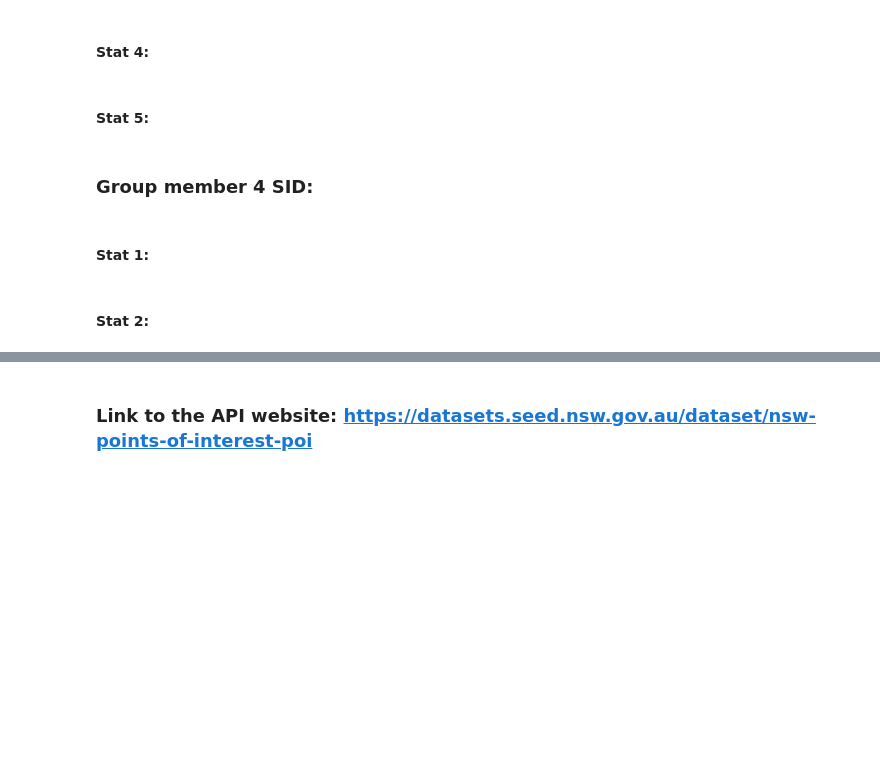
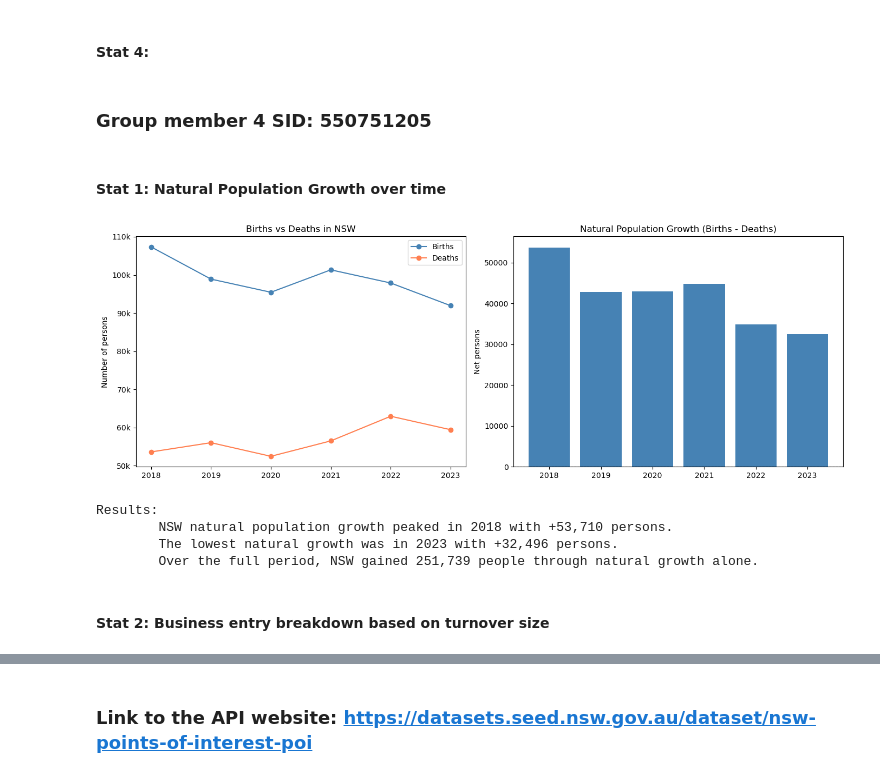
Before and after one commit to Rven66/DATA2001-Assignment_1, a Jupyter notebook: DATA2001-Assignment_1.ipynb, the cells around one changed output, grey strips where cells are left out. Drawn from its saved outputs; the diff is of its cells as text; code cells hidden in the pictures; blank space fills up the shorter version.

Commit message:
5 stats - Arnav

```diff
--- a/DATA2001-Assignment_1.ipynb
+++ b/DATA2001-Assignment_1.ipynb
@@ -536,5 +536,3 @@ plt.show()
 #### Stat 3:
 # %% [markdown]
 #### Stat 4:
-# %% [markdown]
-#### Stat 5:
@@ -541,6 +541,58 @@ plt.show()
 # %% [markdown]
-### Group member 4 SID:
+### Group member 4 SID: 550751205
 # %% [markdown]
-#### Stat 1:
+#### Stat 1: Natural Population Growth over time
+# %%
+# Stat 1: Natural Population Growth over time
+
+births = region_long_clean[region_long_clean['Measure Code'] == 'BD_2'].copy()
+deaths = region_long_clean[region_long_clean['Measure Code'] == 'BD_4'].copy()
+
+for d in [births, deaths]:
+    d['Year'] = pd.to_numeric(d['Year'], errors='coerce')
+
+births = births.sort_values('Year')
+deaths = deaths.sort_values('Year')
+
+common_years = sorted(set(births['Year']).intersection(set(deaths['Year'])))
+births = births[births['Year'].isin(common_years)]
+deaths = deaths[deaths['Year'].isin(common_years)]
+
+natural_growth = births['Value'].values - deaths['Value'].values
+colors = ['steelblue' if x >= 0 else 'coral' for x in natural_growth]
+
+fig, axes = plt.subplots(1, 2, figsize=(14, 5))
+
+axes[0].plot(births['Year'], births['Value'], marker='o', color='steelblue', label='Births')
+axes[0].plot(deaths['Year'], deaths['Value'], marker='o', color='coral', label='Deaths')
+axes[0].set_title('Births vs Deaths in NSW')
+axes[0].set_ylabel('Number of persons')
+axes[0].yaxis.set_major_formatter(mticker.FuncFormatter(lambda x, _: f'{x/1e3:.0f}k'))
+axes[0].xaxis.set_major_locator(mticker.MaxNLocator(integer=True))
+axes[0].legend()
+
+axes[1].bar(common_years, natural_growth, color=colors)
+axes[1].axhline(y=0, color='black', linewidth=0.8, linestyle='--')
+axes[1].set_title('Natural Population Growth (Births - Deaths)')
+axes[1].set_ylabel('Net persons')
+axes[1].xaxis.set_major_locator(mticker.MaxNLocator(integer=True))
+
+plt.tight_layout()
+plt.show()
+
+peak_year = common_years[list(natural_growth).index(max(natural_growth))]
+low_year  = common_years[list(natural_growth).index(min(natural_growth))]
+total_growth = natural_growth.sum()
+
+print("Results:")
+print(f"\tNSW natural population growth peaked in {peak_year} with +{max(natural_growth):,.0f} persons.")
+print(f"\tThe lowest natural growth was in {low_year} with +{min(natural_growth):,.0f} persons.")
+print(f"\tOver the full period NSW gained {total_growth:,.0f} people through natural growth alone.\n")
+# %% [output]
+[figure, added]
+Results:
+        NSW natural population growth peaked in 2018 with +53,710 persons.
+        The lowest natural growth was in 2023 with +32,496 persons.
+        Over the full period, NSW gained 251,739 people through natural growth alone.
 # %% [markdown]
-#### Stat 2:
+#### Stat 2: Business entry breakdown based on turnover size
```
Also changed, not shown: parts of 54 cells of this notebook.
